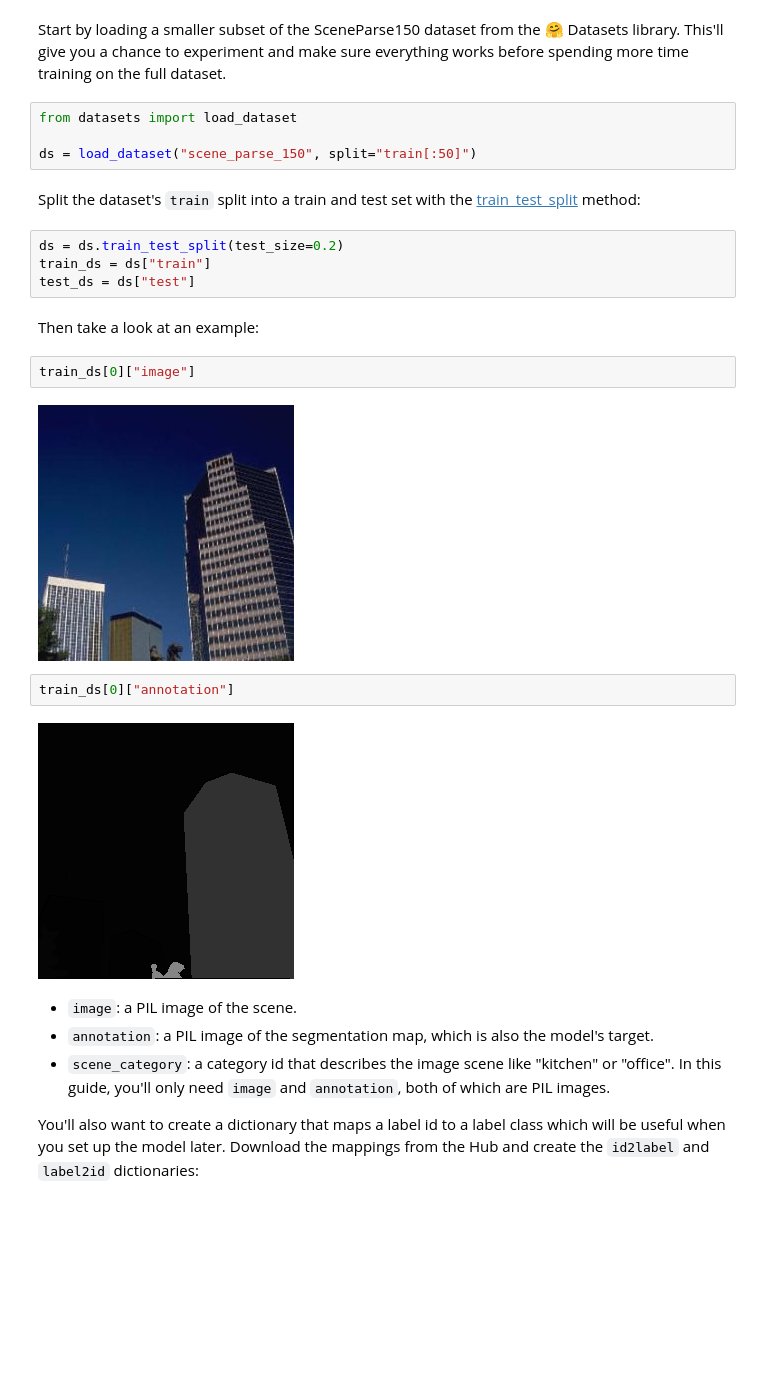
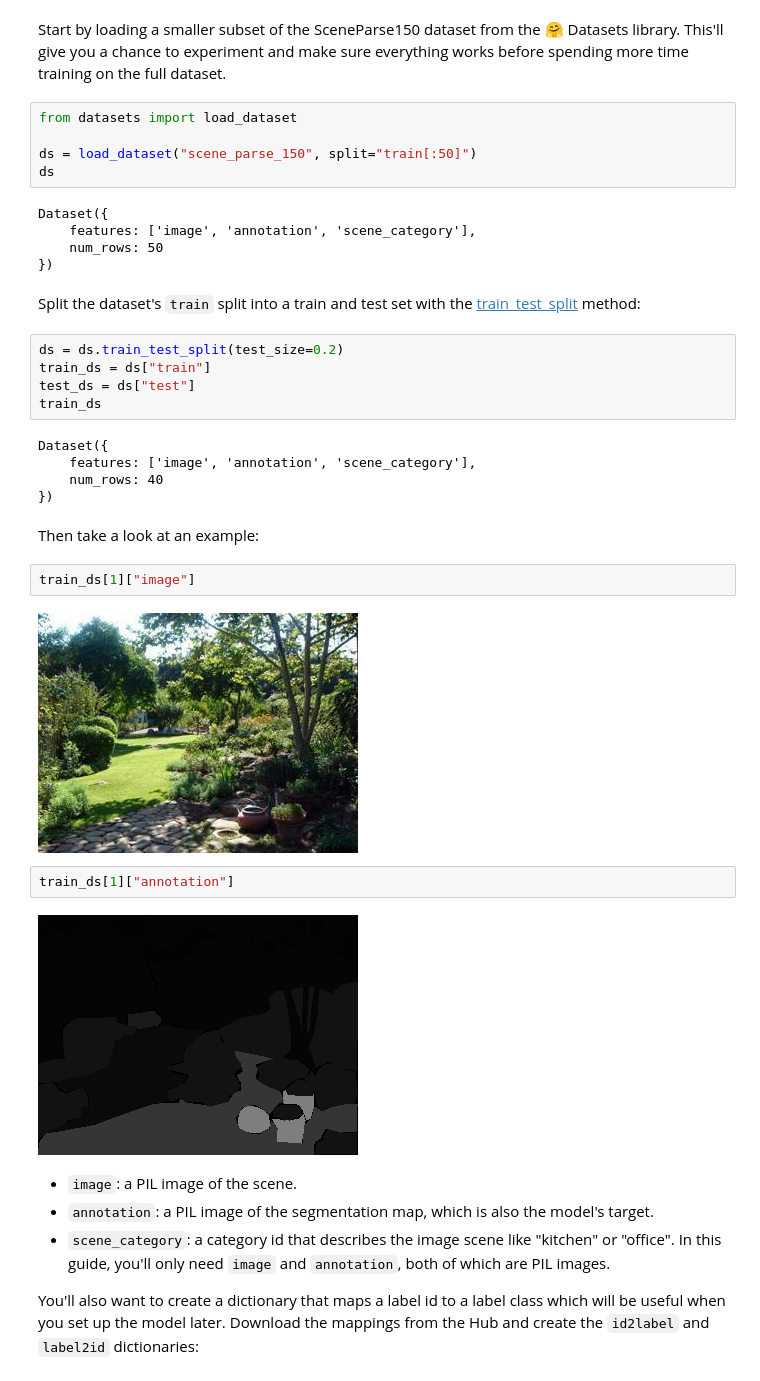
Before and after one commit to louisapraszezynki/acouslic-ai-challenge, a Jupyter notebook: transformers_doc/en/pytorch/semantic_segmentation.ipynb, the cells around one changed output. Drawn from its saved outputs; the diff is of its cells as text; blank space fills up the shorter version.

```diff
--- a/transformers_doc/en/pytorch/semantic_segmentation.ipynb
+++ b/transformers_doc/en/pytorch/semantic_segmentation.ipynb
@@ -61,22 +87,34 @@ Start by loading a smaller subset of the SceneParse150 dataset from the 🤗 Dat
 from datasets import load_dataset
 
 ds = load_dataset("scene_parse_150", split="train[:50]")
+ds
+# %% [output]
+Dataset({
+    features: ['image', 'annotation', 'scene_category'],
+    num_rows: 50
+})
 # %% [markdown]
 Split the dataset's `train` split into a train and test set with the [train_test_split](https://huggingface.co/docs/datasets/main/en/package_reference/main_classes#datasets.Dataset.train_test_split) method:
 # %%
 ds = ds.train_test_split(test_size=0.2)
 train_ds = ds["train"]
 test_ds = ds["test"]
+train_ds
+# %% [output]
+Dataset({
+    features: ['image', 'annotation', 'scene_category'],
+    num_rows: 40
+})
 # %% [markdown]
 Then take a look at an example:
 # %%
-train_ds[0]["image"]
+train_ds[1]["image"]
 # %% [output]
-[figure, old version]
+[figure, new version]
 # %%
-train_ds[0]["annotation"]
+train_ds[1]["annotation"]
 # %% [output]
-[figure, old version]
+[figure, new version]
 # %% [markdown]
 - `image`: a PIL image of the scene.
 - `annotation`: a PIL image of the segmentation map, which is also the model's target.
```
Also changed, not shown: parts of 19 cells of this notebook.
